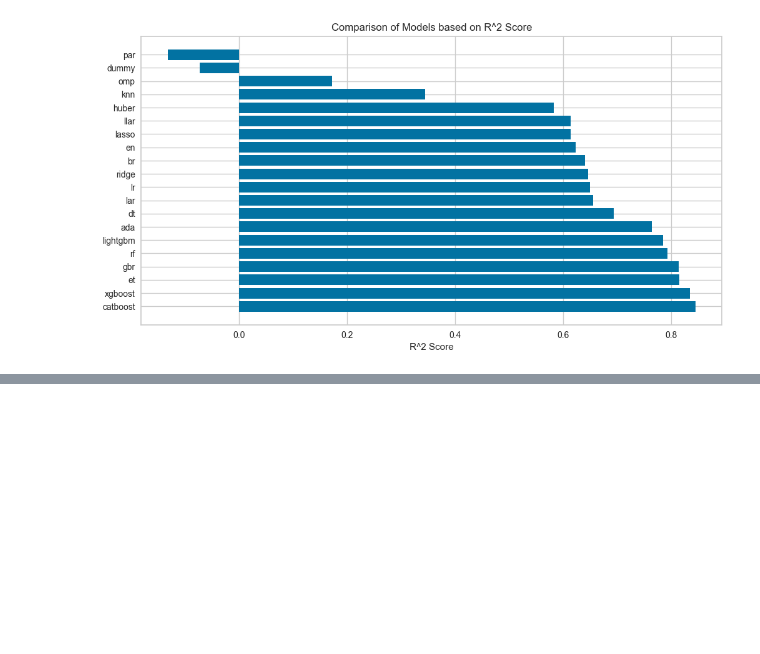
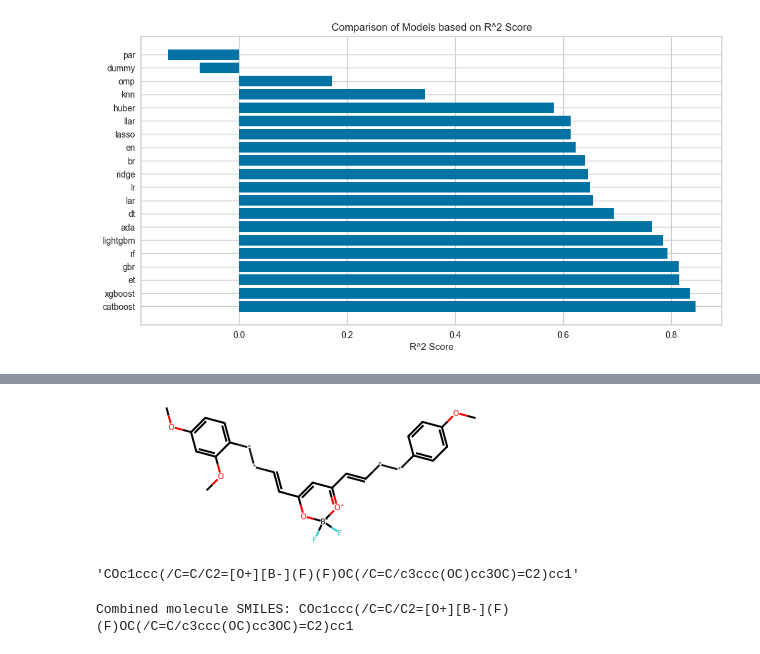
Before and after one commit to chamodpeiris/Curcumin_BendGap_Cheminfo, a Jupyter notebook: Cucumines/RDKIT/RDKIT_tutorial.ipynb, the cells around one changed output, grey strips where cells are left out. Saved outputs shown, nothing was run; the diff lists cells and outputs as text; code cells hidden in the pictures; blank space fills up the shorter version.

```diff
--- a/Cucumines/RDKIT/RDKIT_tutorial.ipynb
+++ b/Cucumines/RDKIT/RDKIT_tutorial.ipynb
@@ -245,0 +391,33 @@ par       0.5458  0.3771     0.004
+# %%
+combo_editable.AddBond(7, 20, order=Chem.rdchem.BondType.SINGLE)
+combo_editable.AddBond(12, 31, order=Chem.rdchem.BondType.SINGLE)
+
+combined_mol = combo_editable.GetMol()
+Chem.SanitizeMol(combined_mol)
+combined_mol
+# %% [output]
+[figure, added]
+# %%
+comb_smiles = Chem.MolToSmiles(combined_mol)
+comb_smiles = comb_smiles.replace('*', '')
+comb_smiles
+# %% [output]
+'COc1ccc(/C=C/C2=[O+][B-](F)(F)OC(/C=C/c3ccc(OC)cc3OC)=C2)cc1'
+# %%
+from rdkit import Chem
+from rdkit.Chem import Draw
+from functools import reduce
+
+smiles_list = ["F[B-]1(F)OC(/C=C/*)=CC(/C=C/*)=[O+]1",
+               "COc1ccc(*)c(OC)c1", "COc1ccc(*)cc1"]
+mols_list = [Chem.MolFromSmiles(smiles) for smiles in smiles_list]
+
+combo = Chem.EditableMol(reduce(Chem.CombineMols, mols_list))
+combo.AddBond(7, 20, order=Chem.rdchem.BondType.SINGLE)
+combo.AddBond(12, 31, order=Chem.rdchem.BondType.SINGLE)
+
+combo_smiles = Chem.MolToSmiles(combo.GetMol())
+combo_smiles = combo_smiles.replace('*', '')
+print("Combined molecule SMILES:", combo_smiles)
+# %% [output]
+Combined molecule SMILES: COc1ccc(/C=C/C2=[O+][B-](F)(F)OC(/C=C/c3ccc(OC)cc3OC)=C2)cc1
```
Also changed, not shown: parts of 7 cells of this notebook, 1 other file.
